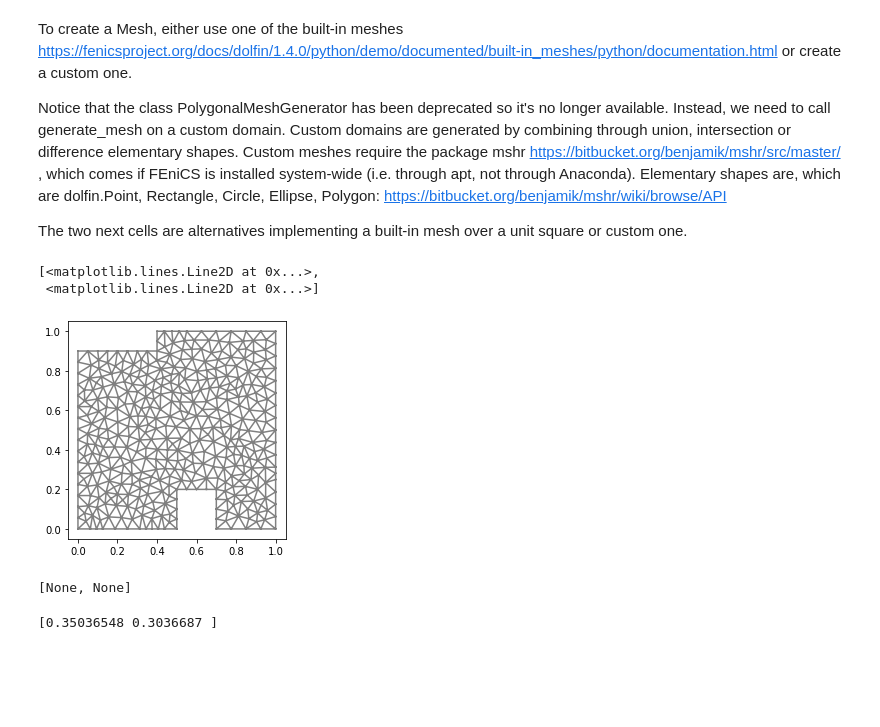
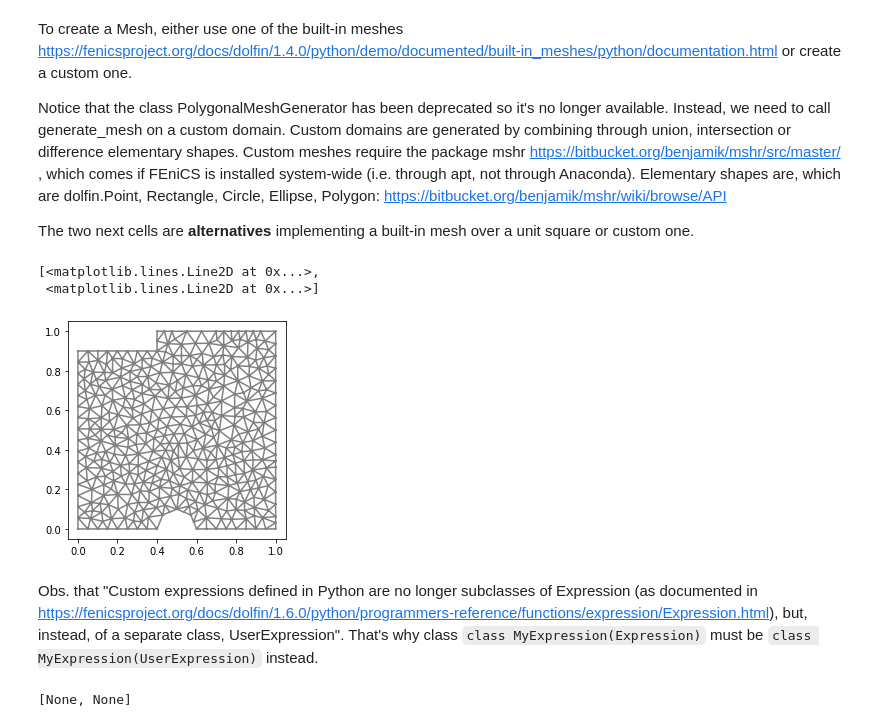
Before and after one commit to TheCrowned/FEFFII, a Jupyter notebook: fenics-tutorial-master/navier-stokes.ipynb, the cells around one changed output. Cells and saved outputs as stored; diff of their text form; code cells hidden in the pictures; blank space fills up the shorter version.

Commit message:
Experiment with BC Mesh improv

```diff
--- a/fenics-tutorial-master/navier-stokes.ipynb
+++ b/fenics-tutorial-master/navier-stokes.ipynb
@@ -24,25 +24,28 @@ To create a Mesh, either use one of the built-in meshes https://fenicsproject.or
 
 Notice that the class PolygonalMeshGenerator has been deprecated so it's no longer available. Instead, we need to call generate_mesh on a custom domain. Custom domains are generated by combining through union, intersection or difference elementary shapes. Custom meshes require the package mshr https://bitbucket.org/benjamik/mshr/src/master/ , which comes if FEniCS is installed system-wide (i.e. through apt, not through Anaconda). Elementary shapes are, which are dolfin.Point, Rectangle, Circle, Ellipse, Polygon: https://bitbucket.org/benjamik/mshr/wiki/browse/API
 
-The two next cells are alternatives implementing a built-in mesh over a unit square or custom one.
+The two next cells are **alternatives** implementing a built-in mesh over a unit square or custom one.
 # %%
 # Create mesh
 mesh = UnitSquareMesh(16, 16)
 # %%
 domain = Rectangle(Point(0., 0.), Point(1., 1.)) - \
-         Rectangle(dolfin.Point(0.5, 0.0), dolfin.Point(0.7, 0.2)) - \
+         Circle(dolfin.Point(0.5, 0.0), 0.1) - \
          Rectangle(dolfin.Point(0.0, 0.9), dolfin.Point(0.4, 1.0))
 
 mesh = generate_mesh(domain, 16, "cgal")
 plot(mesh)
 # %% [output]
 [<matplotlib.lines.Line2D at 0x...>,
  <matplotlib.lines.Line2D at 0x...>]
-[figure, old version]
+[figure, new version]
 # %%
 # Define function spaces
 V = VectorFunctionSpace(mesh, 'P', 2)
 Q = FunctionSpace(mesh, 'P', 1)
+# %% [markdown]
+Obs. that "Custom expressions defined in Python are no longer subclasses of Expression (as documented in https://fenicsproject.org/docs/dolfin/1.6.0/python/programmers-reference/functions/expression/Expression.html), but, instead, of a separate class, UserExpression". That's why class `class MyExpression(Expression)` must be
+`class MyExpression(UserExpression)` instead.
 # %%
 # Define boundaries
 left  = 'near(x[0], 0)'
@@ -147,10 +172,6 @@ for n in range(num_steps):
     # Update previous solution
     u_n.assign(u_)
     p_n.assign(p_)
-# %%
-print(u_((1,0.7)))
-# %% [output]
-[0.35036548 0.3036687 ]
 # %%
 # Plot solution
 fig = plot(p_)
```
Also changed, not shown: parts of 3 cells of this notebook.
